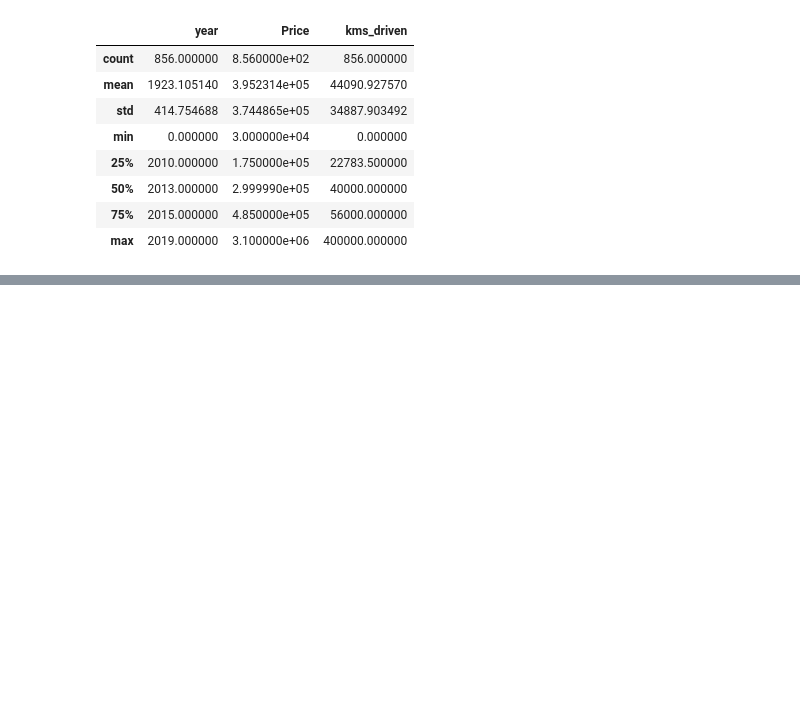
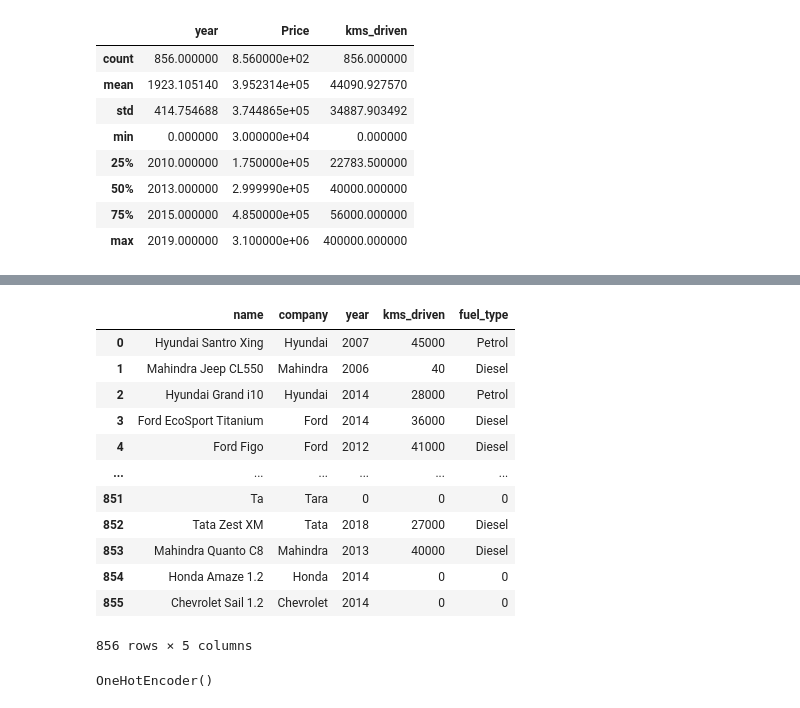
Before and after one commit to EmonKarmaker/car_price_prediction, a Jupyter notebook: car_price_predictor.ipynb, the cells around one changed output, grey strips where cells are left out. Cells and saved outputs as stored; diff of their text form; code cells hidden in the pictures; blank space fills up the shorter version.

```diff
--- a/car_price_predictor.ipynb
+++ b/car_price_predictor.ipynb
@@ -316,3 +286,5 @@ car.describe()
 | max | 2019.000000 | 3.100000e+06 | 400000.000000 |
 # %%
 car.to_csv('cleanned.csv')
+# %%
+X=car.drop(columns='Price')
@@ -318,0 +308,16 @@ car.to_csv('cleanned.csv')
+# %%
+X
+# %% [output]
+|  | name | company | year | kms_driven | fuel_type |
+| 0 | Hyundai Santro Xing | Hyundai | 2007 | 45000 | Petrol |
+| 1 | Mahindra Jeep CL550 | Mahindra | 2006 | 40 | Diesel |
+| 2 | Hyundai Grand i10 | Hyundai | 2014 | 28000 | Petrol |
+| 3 | Ford EcoSport Titanium | Ford | 2014 | 36000 | Diesel |
+| 4 | Ford Figo | Ford | 2012 | 41000 | Diesel |
+| ... | ... | ... | ... | ... | ... |
+| 851 | Ta | Tara | 0 | 0 | 0 |
+| 852 | Tata Zest XM | Tata | 2018 | 27000 | Diesel |
+| 853 | Mahindra Quanto C8 | Mahindra | 2013 | 40000 | Diesel |
+| 854 | Honda Amaze 1.2 | Honda | 2014 | 0 | 0 |
+| 855 | Chevrolet Sail 1.2 | Chevrolet | 2014 | 0 | 0 |
+856 rows × 5 columns
@@ -318,0 +340,6 @@ car.to_csv('cleanned.csv')
+# %%
+X[['name', 'company', 'fuel_type']] = X[['name', 'company', 'fuel_type']].astype(str)
+ohe=OneHotEncoder()
+ohe.fit(X[['name', 'company','fuel_type']])
+# %% [output]
+OneHotEncoder()
```
Also changed, not shown: parts of 27 cells of this notebook, 1 other file.
